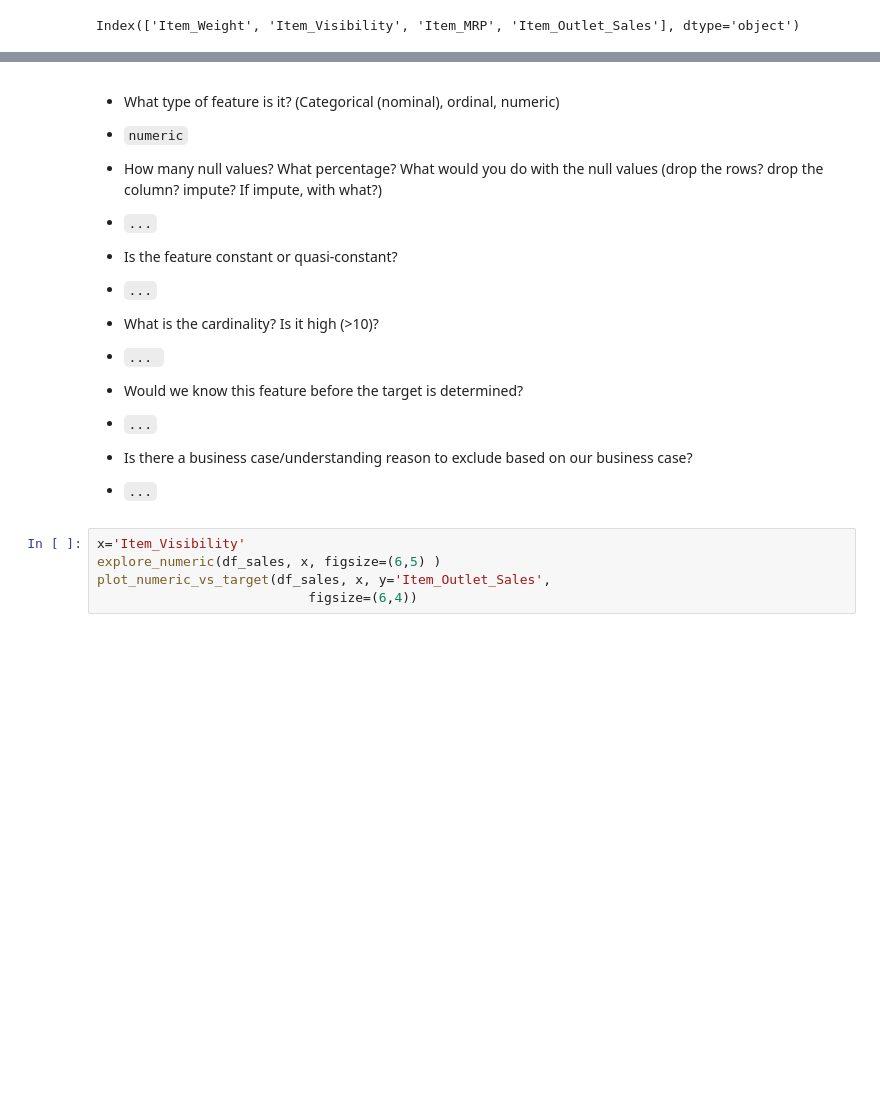
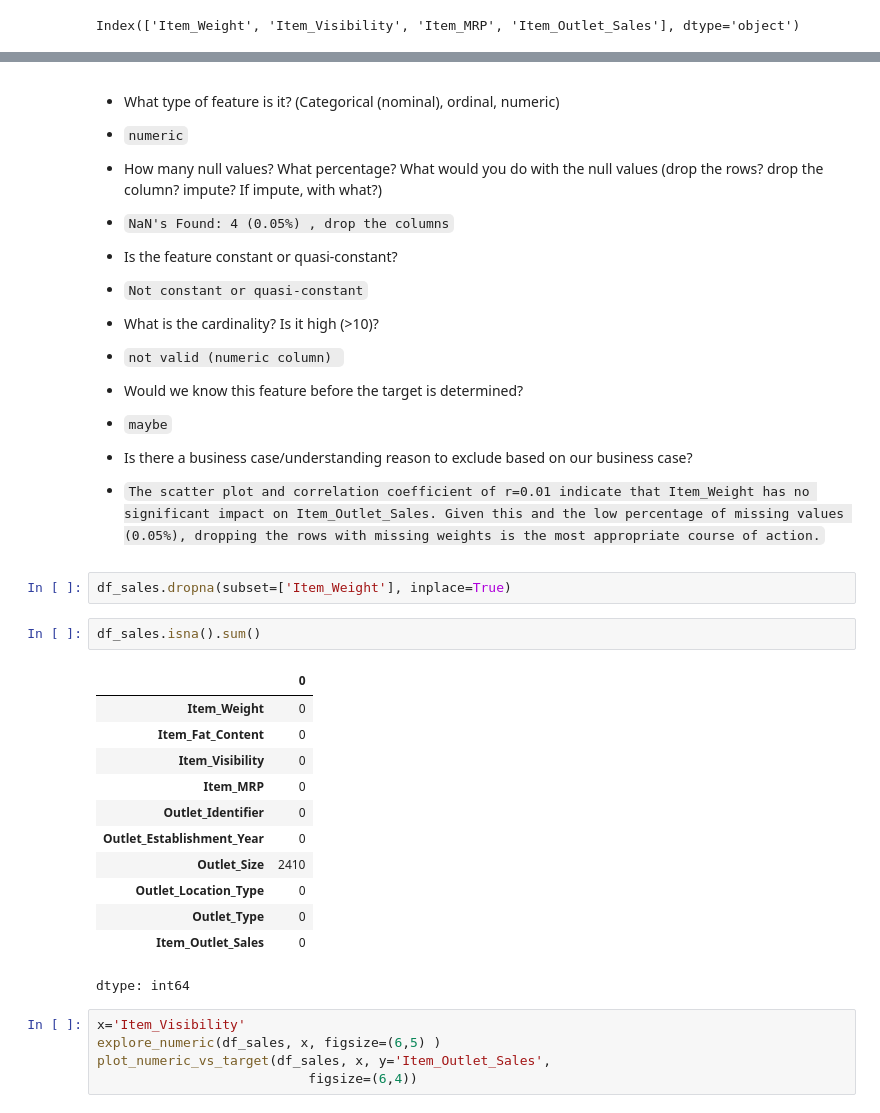
Before and after one commit to Areej73/Prediction-of-Product-Sales, a Jupyter notebook: Prediction_of_product_Sales_.ipynb, the cells around one changed output, grey strips where cells are left out. Cells and saved outputs as stored; diff of their text form; blank space fills up the shorter version.

```diff
--- a/Prediction_of_product_Sales_.ipynb
+++ b/Prediction_of_product_Sales_.ipynb
@@ -1272,19 +1282,36 @@ plot_numeric_vs_target(df_sales, x, y='Item_Outlet_Sales',
 
  - `numeric`
 - How many null values? What percentage? What would you do with the null values (drop the rows? drop the column? impute? If impute, with what?)
- - `...`
+ - `NaN's Found: 4 (0.05%) , drop the columns`
 
 - Is the feature constant or quasi-constant?
- - `...`
+ - `Not constant or quasi-constant`
 
 - What is the cardinality? Is it high (>10)?
- - `... `
+ - `not valid (numeric column) `
 
 - Would we know this feature before the target is determined?
- - `...`
+ - `maybe`
 
 - Is there a business case/understanding reason to exclude based on our business case?
-- `...`
+- ` The scatter plot and correlation coefficient of r=0.01 indicate that Item_Weight has no significant impact on Item_Outlet_Sales. Given this and the low percentage of missing values (0.05%), dropping the rows with missing weights is the most appropriate course of action. `
+# %%
+df_sales.dropna(subset=['Item_Weight'], inplace=True)
+# %%
+df_sales.isna().sum()
+# %% [output]
+|  | 0 |
+| Item_Weight | 0 |
+| Item_Fat_Content | 0 |
+| Item_Visibility | 0 |
+| Item_MRP | 0 |
+| Outlet_Identifier | 0 |
+| Outlet_Establishment_Year | 0 |
+| Outlet_Size | 2410 |
+| Outlet_Location_Type | 0 |
+| Outlet_Type | 0 |
+| Item_Outlet_Sales | 0 |
+dtype: int64
 # %%
 x='Item_Visibility'
 explore_numeric(df_sales, x, figsize=(6,5) )
```
Also changed, not shown: parts of 18 cells of this notebook.
